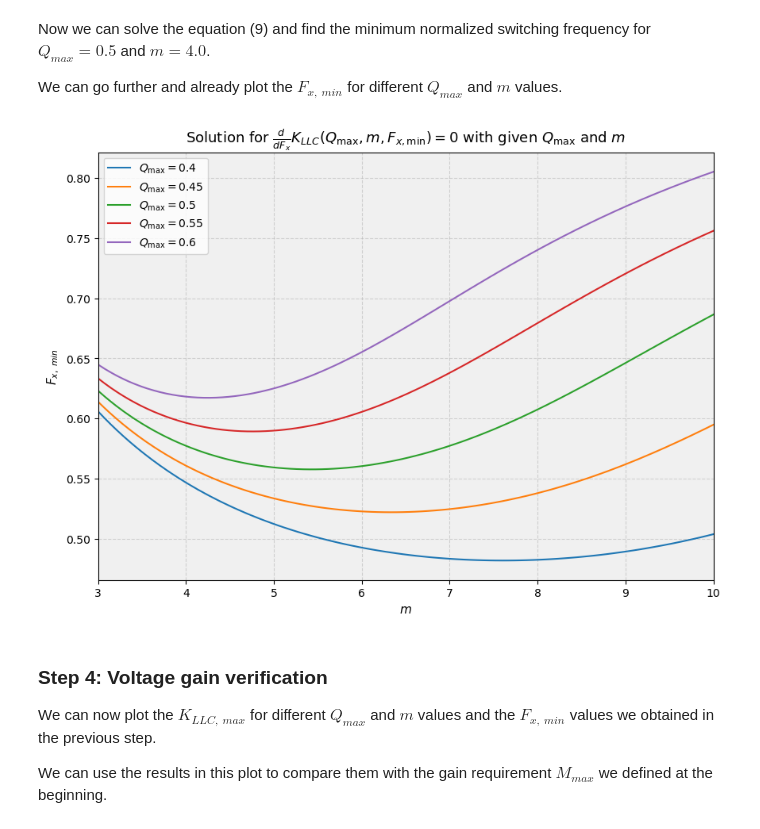
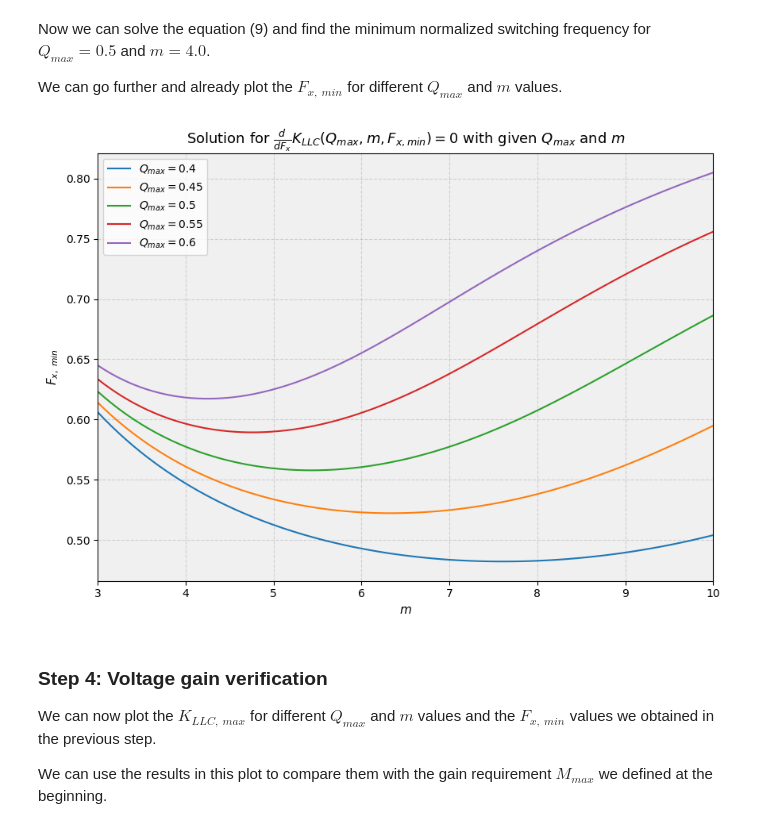
Before and after one commit to OpenCleanEnergy/OpenMI, a Jupyter notebook: simulation/llc-transformer/llc_transformer_design.ipynb, the cells around one changed output. Drawn from its saved outputs; the diff is of its cells as text; code cells hidden in the pictures.

```diff
--- a/simulation/llc-transformer/llc_transformer_design.ipynb
+++ b/simulation/llc-transformer/llc_transformer_design.ipynb
@@ -362,36 +362,36 @@ Q_max_values = [0.4, 0.45, 0.5, 0.55, 0.6]
 m_values = np.linspace(start=3, stop=10, num=100)  # Specify start and stop values
 
 # Create a single plot for F_x
 fig, axis1 = plt.subplots(figsize=(10, 7))
 
 for Q_value in Q_max_values:
     min_F_x_values = []
 
     for m_value in m_values:
         # Lambdify the derivative for numerical evaluation
         derivative_func = sym.lambdify(F_x, derivative_K_LLC_F_x.subs({Q: Q_value, m: m_value}), 'numpy')
 
         # Use NumPy's root_scalar for root finding
         result = root_scalar(derivative_func, bracket=[0.1, 2.0], method='brentq')
         min_F_x = result.root
 
         min_F_x_values.append(min_F_x)
 
     # Plotting for each Q_max
-    axis1.plot(m_values, min_F_x_values, label=r'$Q_{\max} =$' + str(Q_value))
+    axis1.plot(m_values, min_F_x_values, label=r'$Q_{max} =$' + str(Q_value))
 
 # Set plot properties
-axis1.set_title(r'Solution for $\frac{d}{dF_x} K_{LLC}(Q_{\max}, m, F_{x, \min}) = 0$ with given $Q_{\max}$ and $m$', fontsize=fontsize_plot_title)
+axis1.set_title(r'Solution for $\frac{d}{dF_x} K_{LLC}(Q_{max}, m, F_{x, min}) = 0$ with given $Q_{max}$ and $m$', fontsize=fontsize_plot_title)
 axis1.set_xlabel('$m$', fontsize=fontsize_xlabel)
 axis1.set_xlim([min(m_values), max(m_values)])
 axis1.set_ylabel('$F_{x,~min}$', fontsize=fontsize_ylabel)
 axis1.grid(True, linestyle='--', alpha=alpha_plot_grid)
 axis1.set_facecolor(background_color)
 axis1.legend()
 
 plt.show()
 # %% [output]
-[figure, old version]
+[figure, new version]
 # %% [markdown]
 ### Step 4: Voltage gain verification
 
```
Also changed, not shown: parts of 8 cells of this notebook.
